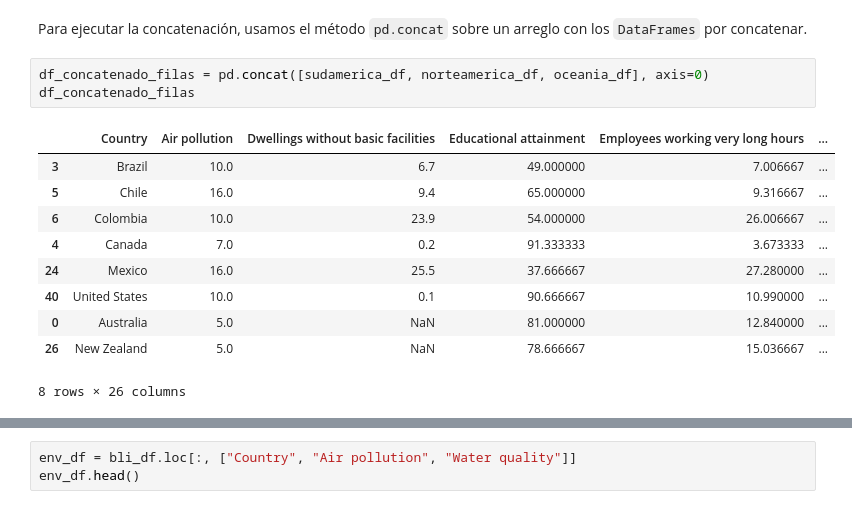
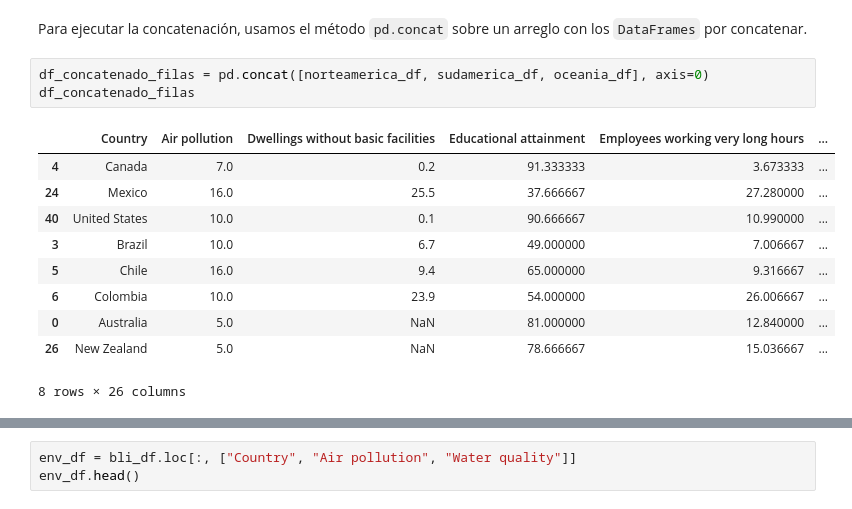
Before and after one commit to maranedah/MDS7202, a Jupyter notebook: clases/Clase 9 - Concatenacion y Merge/Clase_9_Concatenacion_combinacion_fuentes_de_datos.ipynb, the cells around one changed output, grey strips where cells are left out. Saved outputs shown, nothing was run; the diff lists cells and outputs as text.

```diff
--- a/clases/Clase 9 - Concatenacion y Merge/Clase_9_Concatenacion_combinacion_fuentes_de_datos.ipynb
+++ b/clases/Clase 9 - Concatenacion y Merge/Clase_9_Concatenacion_combinacion_fuentes_de_datos.ipynb
@@ -181,16 +181,16 @@ oceania_df
 # %% [markdown]
 Para ejecutar la concatenación, usamos el método `pd.concat` sobre un arreglo con los `DataFrames` por concatenar.
 # %%
-df_concatenado_filas = pd.concat([sudamerica_df, norteamerica_df, oceania_df], axis=0)
+df_concatenado_filas = pd.concat([norteamerica_df, sudamerica_df, oceania_df], axis=0)
 df_concatenado_filas
 # %% [output]
 |  | Country | Air pollution | Dwellings without basic facilities | Educational attainment | Employees working very long hours | ... |
+| 4 | Canada | 7.0 | 0.2 | 91.333333 | 3.673333 | ... |
+| 24 | Mexico | 16.0 | 25.5 | 37.666667 | 27.280000 | ... |
+| 40 | United States | 10.0 | 0.1 | 90.666667 | 10.990000 | ... |
 | 3 | Brazil | 10.0 | 6.7 | 49.000000 | 7.006667 | ... |
 | 5 | Chile | 16.0 | 9.4 | 65.000000 | 9.316667 | ... |
 | 6 | Colombia | 10.0 | 23.9 | 54.000000 | 26.006667 | ... |
-| 4 | Canada | 7.0 | 0.2 | 91.333333 | 3.673333 | ... |
-| 24 | Mexico | 16.0 | 25.5 | 37.666667 | 27.280000 | ... |
-| 40 | United States | 10.0 | 0.1 | 90.666667 | 10.990000 | ... |
 | 0 | Australia | 5.0 | NaN | 81.000000 | 12.840000 | ... |
 | 26 | New Zealand | 5.0 | NaN | 78.666667 | 15.036667 | ... |
 8 rows × 26 columns
```
Also changed, not shown: parts of 5 cells of this notebook, 5 other files.
